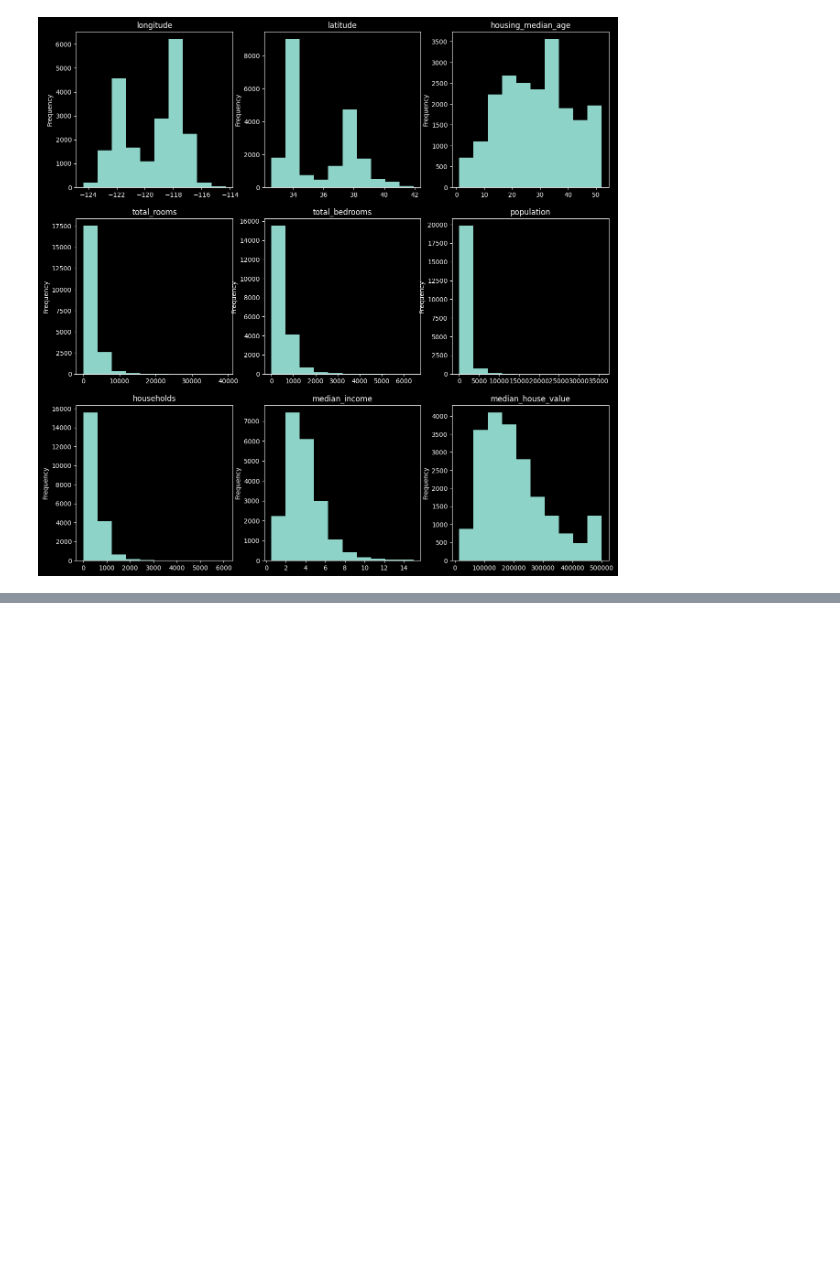
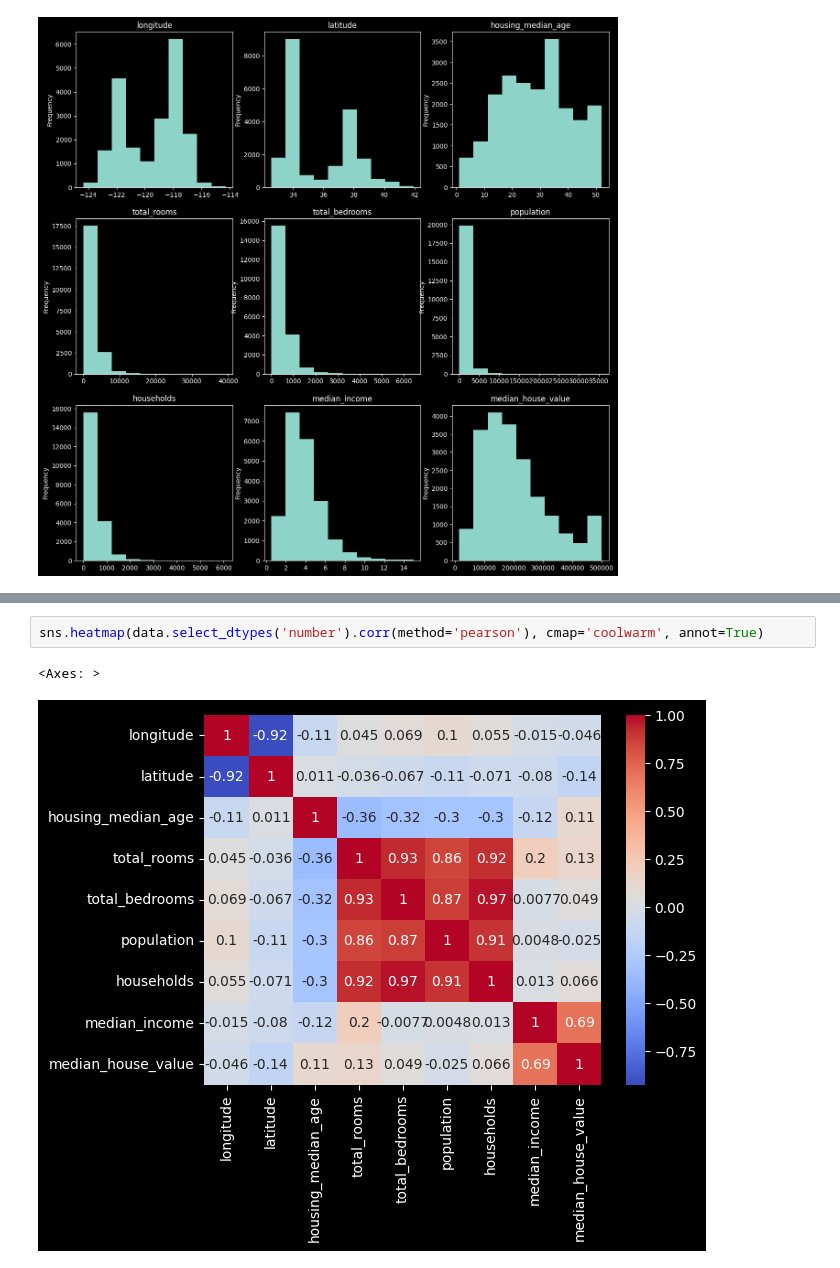
Before and after one commit to jimdimas/pattern-recognition-project, a Jupyter notebook: preprocess.ipynb, the cells around one changed output, grey strips where cells are left out. Cells and saved outputs as stored; diff of their text form; blank space fills up the shorter version.

```diff
--- a/preprocess.ipynb
+++ b/preprocess.ipynb
@@ -110,0 +119,5 @@ for idx, (ax_i, feat) in enumerate(zip(ax.flatten(), num_feats)):
+# %%
+sns.heatmap(data.select_dtypes('number').corr(method='pearson'), cmap='coolwarm', annot=True)
+# %% [output]
+<Axes: >
+[figure, added]
```
Also changed, not shown: parts of 12 cells of this notebook, 1 other file.
